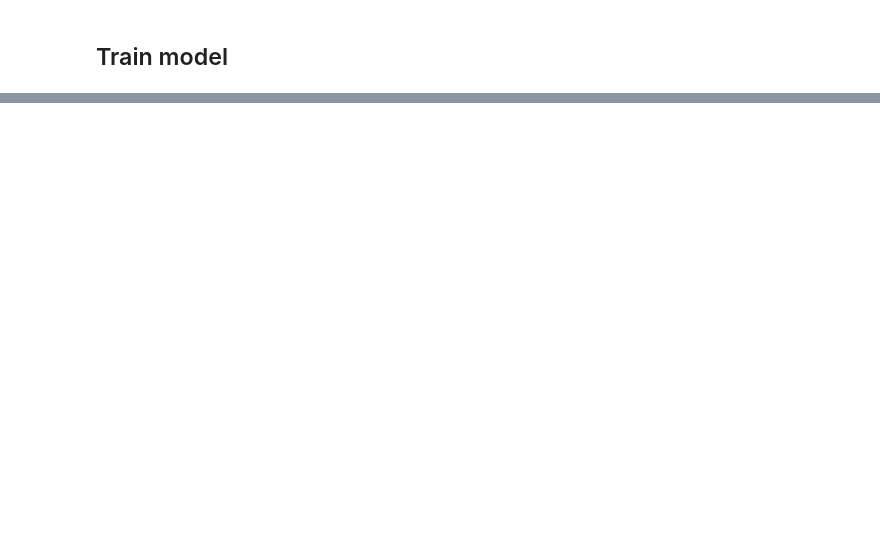
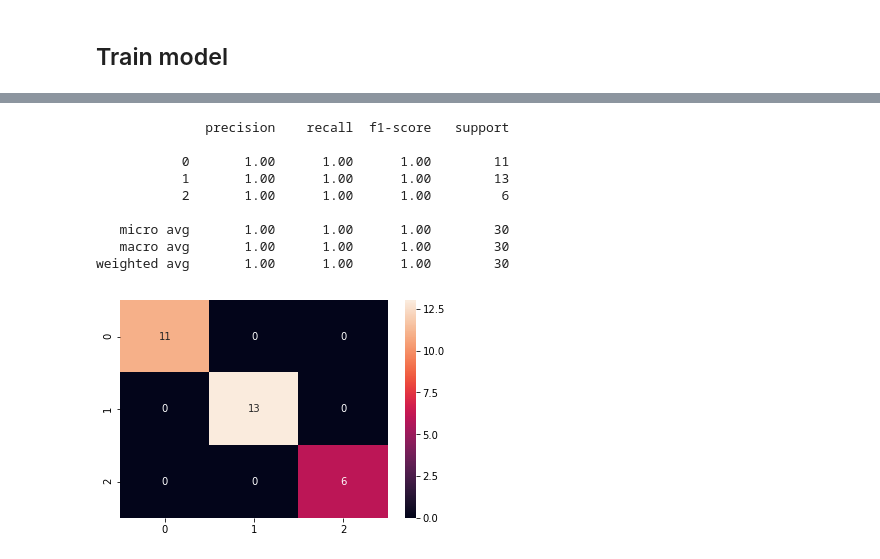
Before and after one commit to esciencecenter-digital-skills/deep-learning-material, a Jupyter notebook: notebooks/1.NeuralNetwork-Keras.ipynb, the cells around one changed output, grey strips where cells are left out. Cells and saved outputs as stored; diff of their text form; code cells hidden in the pictures; blank space fills up the shorter version.

```diff
--- a/notebooks/1.NeuralNetwork-Keras.ipynb
+++ b/notebooks/1.NeuralNetwork-Keras.ipynb
@@ -51,0 +128,22 @@ model(x)
+# %%
+y_test_class = np.argmax(y_test.values,axis=1) # convert encoded labels into classes: say [0, 0, 1] -->  [2] i.e Iris-virginica
+y_pred_class = np.argmax(y_pred,axis=1) # convert predicted labels into classes: say [0.00023, 0.923, 0.031] -->  [1] i.e. Iris-versicolor
+
+#Accuracy of the predicted values
+print(classification_report(y_test_class, y_pred_class)) # Precision , Recall, F1-Score & Support
+
+# visualize a confusion matrix in a heat map
+cm = confusion_matrix(y_test_class, y_pred_class)
+df_cm = pd.DataFrame(cm)
+heatmap = sns.heatmap(df_cm, annot=True, fmt="d")
+# %% [output]
+              precision    recall  f1-score   support
+
+           0       1.00      1.00      1.00        11
+           1       1.00      1.00      1.00        13
+           2       1.00      1.00      1.00         6
+
+   micro avg       1.00      1.00      1.00        30
+   macro avg       1.00      1.00      1.00        30
+weighted avg       1.00      1.00      1.00        30
+[figure, added]
```
Also changed, not shown: parts of 18 cells of this notebook.
